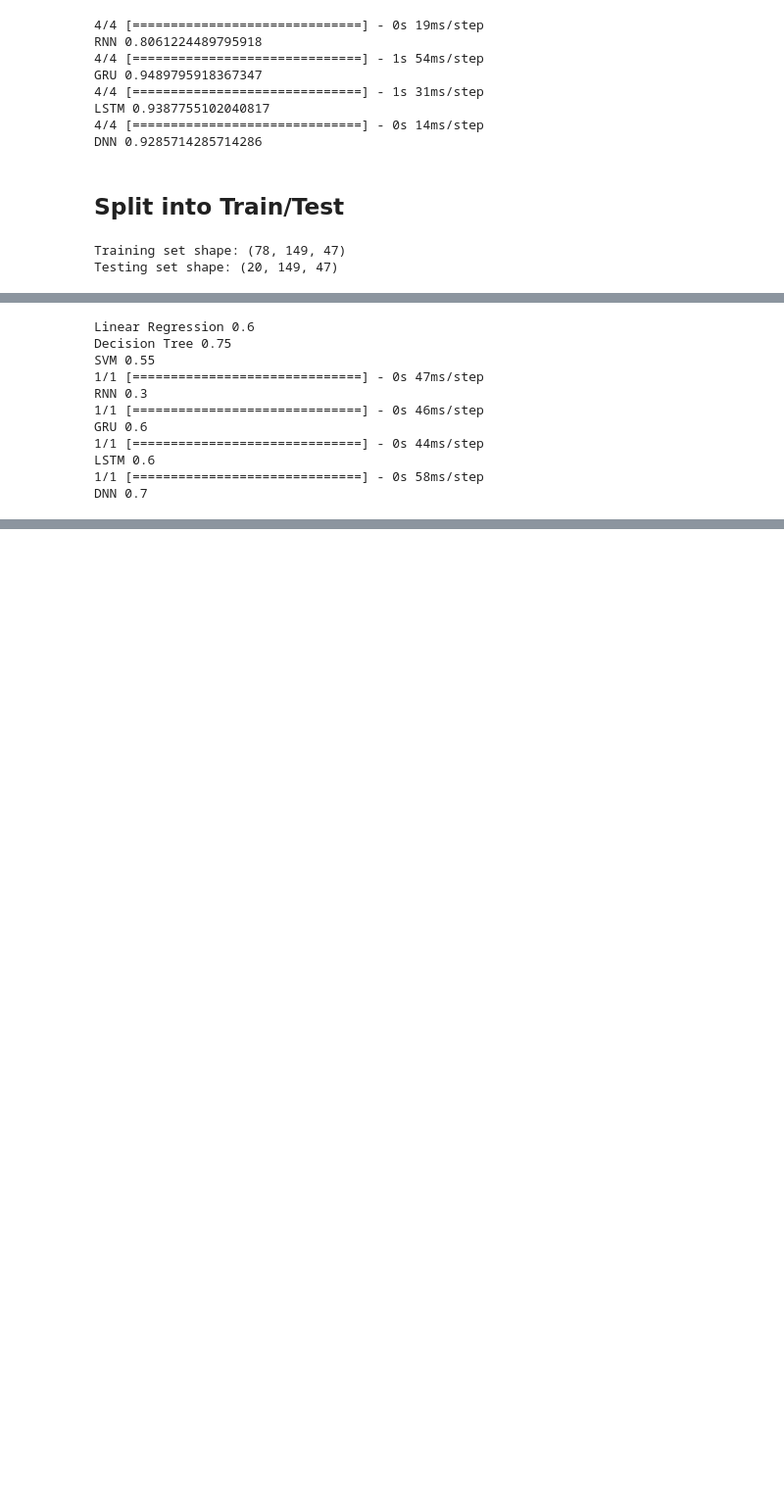
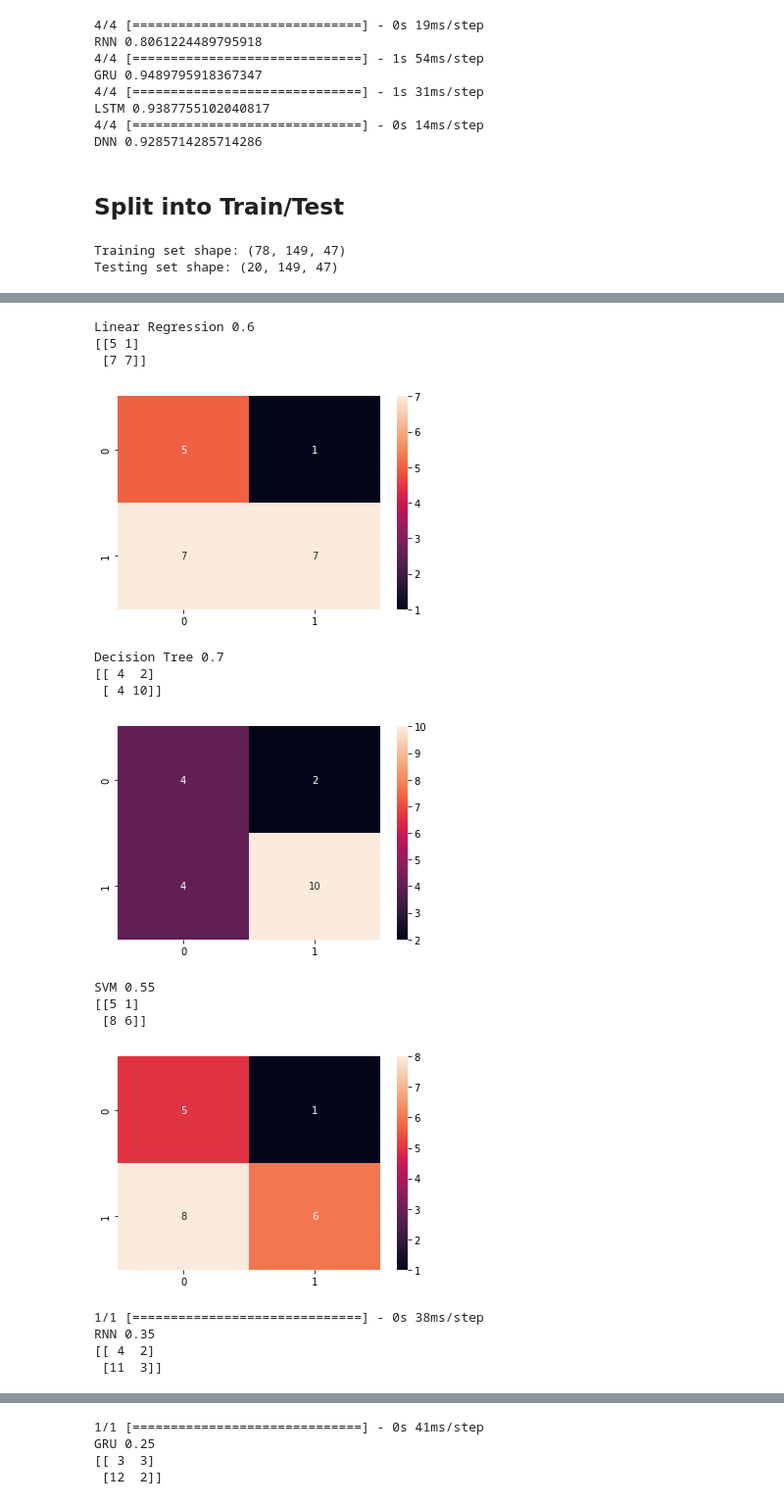
Before and after one commit to AML-neoCortex/TennisServePredictor, a Jupyter notebook: scripts/MLexploration.ipynb, the cells around one changed output, grey strips where cells are left out. Shown at 98% size. Saved outputs shown, nothing was run; the diff lists cells and outputs as text; code cells hidden in the pictures; blank space fills up the shorter version.

```diff
--- a/scripts/MLexploration.ipynb
+++ b/scripts/MLexploration.ipynb
@@ -316,26 +318,43 @@ DNN 0.9871794871794872
 # %%
 #testing:
+import seaborn as sns
+import matplotlib.pyplot as plt
+
+from sklearn.metrics import confusion_matrix
 
 for name, model in scikit_models:
     y_pred = model.predict(X_test.reshape(20, -1))
     acc = accuracy_score(y_test, y_pred)
     print(name, acc)
+    result = confusion_matrix(y_test, y_pred)
+    sns.heatmap(result, annot=True)
+    plt.show()
+
+
 
 
 for name, model in keras_models:
     #model.fit(data, target)
     y_pred = (model.predict(X_test) > 0.5).astype("int32")
     acc = accuracy_score(y_test, y_pred)
     print(name, acc)
+    result = confusion_matrix(y_test, y_pred)
+    sns.heatmap(result, annot=True)
+    plt.show()
 # %% [output]
 Linear Regression 0.6
-Decision Tree 0.75
-SVM 0.55
-1/1 [==============================] - 0s 47ms/step
-RNN 0.3
-1/1 [==============================] - 0s 46ms/step
-GRU 0.6
-1/1 [==============================] - 0s 44ms/step
-LSTM 0.6
-1/1 [==============================] - 0s 58ms/step
-DNN 0.7
+[[5 1]
+ [7 7]]
+[figure, added]
+Decision Tree 0.7
+[[ 4  2]
+ [ 4 10]]
+[figure, added]
+SVM 0.55
+[[5 1]
+ [8 6]]
+[figure, added]
+1/1 [==============================] - 0s 38ms/step
+RNN 0.35
+[[ 4  2]
+ [11  3]]
@@ -341,0 +362,4 @@ DNN 0.7
+1/1 [==============================] - 0s 41ms/step
+GRU 0.25
+[[ 3  3]
+ [12  2]]
```
Also changed, not shown: parts of 19 cells of this notebook.
